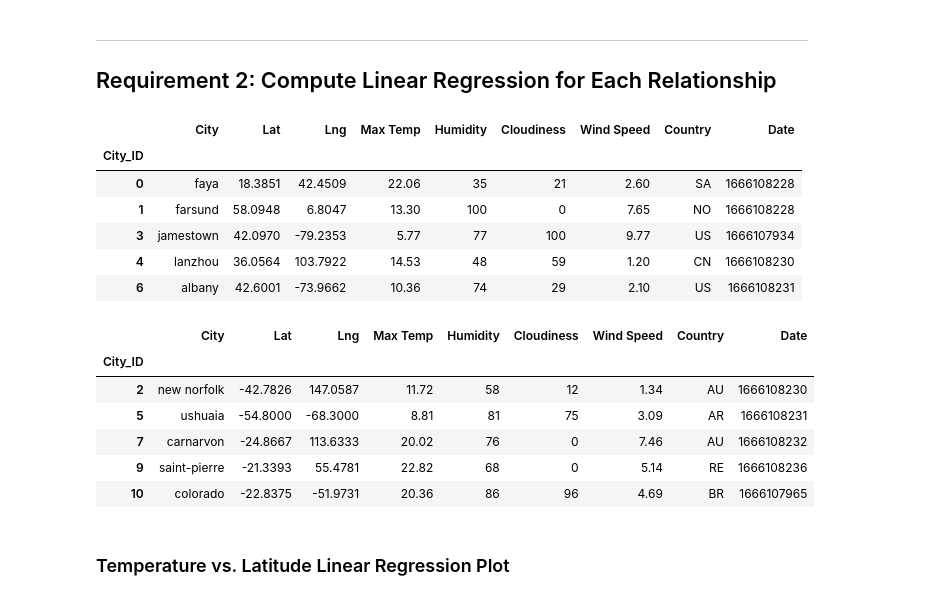
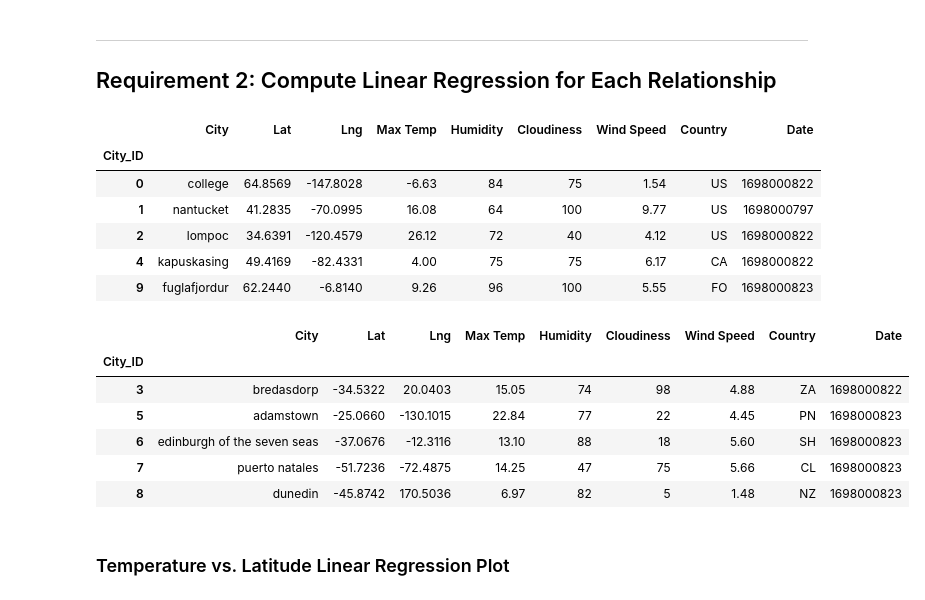
Before and after one commit to Robyn2024/Python-API-Challenge, a Jupyter notebook: WeatherPy/WeatherPy.ipynb, the cells around one changed output. Cells and saved outputs as stored; diff of their text form; code cells hidden in the pictures.

```diff
--- a/WeatherPy/WeatherPy.ipynb
+++ b/WeatherPy/WeatherPy.ipynb
@@ -161,6 +181,6 @@ city_data_df.to_csv("output_data/cities.csv", index_label="City_ID")
 # %%
 # Read saved data
-city_data_df = pd.read_csv("output_data/cities.csv", index_col="City_ID")
+city_data_df = pd.read_csv("../output_data/cities.csv", index_col="City_ID")
 
 # Display sample data
 city_data_df.head()
@@ -248,30 +317,30 @@ plt.show()
 # %%
 # Create a DataFrame with the Northern Hemisphere data (Latitude >= 0)
-# YOUR CODE HERE
+northern_hemi_df = city_data_df.loc[pd.to_numeric(city_data_df["Lat"]) > 0, :]
 
 # Display sample data
 northern_hemi_df.head()
 # %% [output]
 |  | City | Lat | Lng | Max Temp | Humidity | Cloudiness | Wind Speed | Country | Date |
 | City_ID |  |  |  |  |  |  |  |  |  |
-| 0 | faya | 18.3851 | 42.4509 | 22.06 | 35 | 21 | 2.60 | SA | 1666108228 |
-| 1 | farsund | 58.0948 | 6.8047 | 13.30 | 100 | 0 | 7.65 | NO | 1666108228 |
-| 3 | jamestown | 42.0970 | -79.2353 | 5.77 | 77 | 100 | 9.77 | US | 1666107934 |
-| 4 | lanzhou | 36.0564 | 103.7922 | 14.53 | 48 | 59 | 1.20 | CN | 1666108230 |
-| 6 | albany | 42.6001 | -73.9662 | 10.36 | 74 | 29 | 2.10 | US | 1666108231 |
+| 0 | college | 64.8569 | -147.8028 | -6.63 | 84 | 75 | 1.54 | US | 1698000822 |
+| 1 | nantucket | 41.2835 | -70.0995 | 16.08 | 64 | 100 | 9.77 | US | 1698000797 |
+| 2 | lompoc | 34.6391 | -120.4579 | 26.12 | 72 | 40 | 4.12 | US | 1698000822 |
+| 4 | kapuskasing | 49.4169 | -82.4331 | 4.00 | 75 | 75 | 6.17 | CA | 1698000822 |
+| 9 | fuglafjordur | 62.2440 | -6.8140 | 9.26 | 96 | 100 | 5.55 | FO | 1698000823 |
 # %%
 # Create a DataFrame with the Southern Hemisphere data (Latitude < 0)
-# YOUR CODE HERE
+southern_hemi_df = city_data_df.loc[pd.to_numeric(city_data_df["Lat"]) < 0, :]
 
 # Display sample data
 southern_hemi_df.head()
 # %% [output]
 |  | City | Lat | Lng | Max Temp | Humidity | Cloudiness | Wind Speed | Country | Date |
 | City_ID |  |  |  |  |  |  |  |  |  |
-| 2 | new norfolk | -42.7826 | 147.0587 | 11.72 | 58 | 12 | 1.34 | AU | 1666108230 |
-| 5 | ushuaia | -54.8000 | -68.3000 | 8.81 | 81 | 75 | 3.09 | AR | 1666108231 |
-| 7 | carnarvon | -24.8667 | 113.6333 | 20.02 | 76 | 0 | 7.46 | AU | 1666108232 |
-| 9 | saint-pierre | -21.3393 | 55.4781 | 22.82 | 68 | 0 | 5.14 | RE | 1666108236 |
-| 10 | colorado | -22.8375 | -51.9731 | 20.36 | 86 | 96 | 4.69 | BR | 1666107965 |
+| 3 | bredasdorp | -34.5322 | 20.0403 | 15.05 | 74 | 98 | 4.88 | ZA | 1698000822 |
+| 5 | adamstown | -25.0660 | -130.1015 | 22.84 | 77 | 22 | 4.45 | PN | 1698000823 |
+| 6 | edinburgh of the seven seas | -37.0676 | -12.3116 | 13.10 | 88 | 18 | 5.60 | SH | 1698000823 |
+| 7 | puerto natales | -51.7236 | -72.4875 | 14.25 | 47 | 75 | 5.66 | CL | 1698000823 |
+| 8 | dunedin | -45.8742 | 170.5036 | 6.97 | 82 | 5 | 1.48 | NZ | 1698000823 |
 # %% [markdown]
 ###  Temperature vs. Latitude Linear Regression Plot
```
Also changed, not shown: parts of 30 cells of this notebook, 5 other files.
